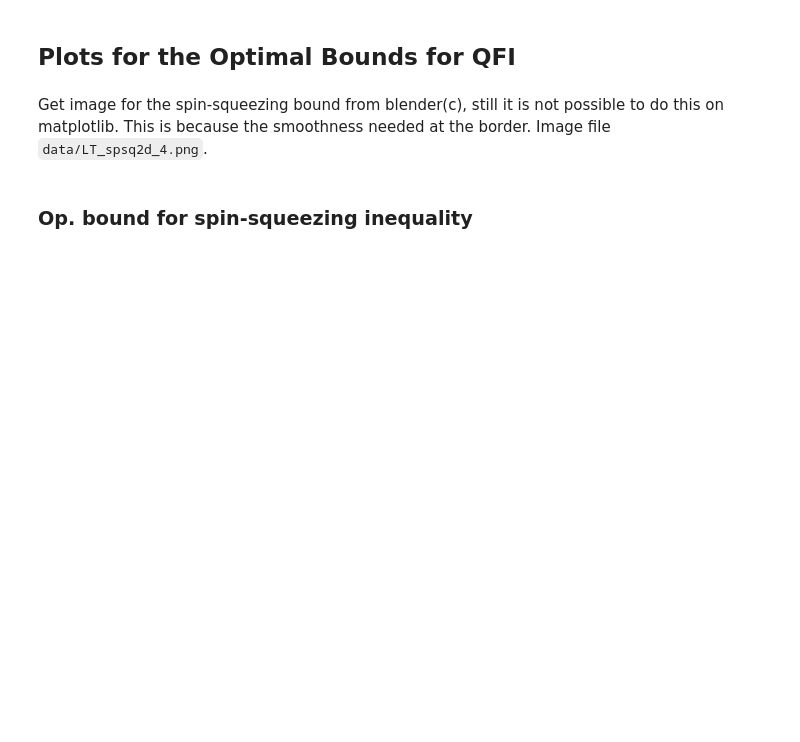
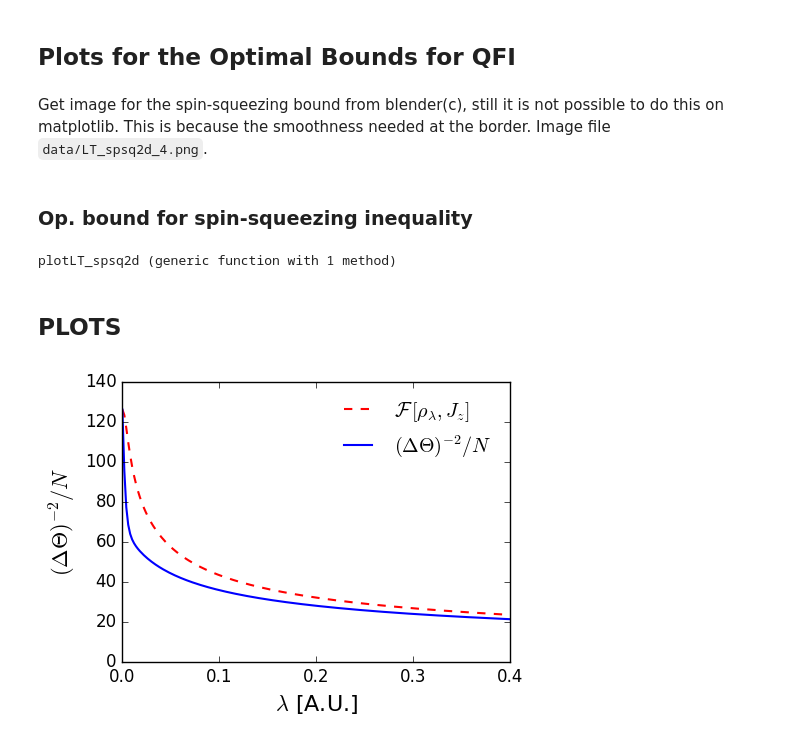
Before and after one commit to iagobaapellaniz/PhD_Thesis, a Jupyter notebook: mainPlots.ipynb, the cells around one changed output. Saved outputs shown, nothing was run; the diff lists cells and outputs as text; code cells hidden in the pictures; blank space fills up the shorter version.

```diff
--- a/mainPlots.ipynb
+++ b/mainPlots.ipynb
@@ -237,2 +162,26 @@ savefig("pdf/VD_precision_theta.pdf", bbox_inches="tight")
 # %% [markdown]
 ### Plot versus QFI of known states
+# %%
+function plotVD_againstSPSQ()
+
+    # Open data group of the plot
+    group = g_open(h5open("plotsData.h5"),"VicinityDicke/Comparison")
+
+    parameter = d_read(group,"spsq_parameter")
+    quantumFI = d_read(group,"spsq_qfi")
+    precision = d_read(group,"spsq_opt_prec")
+
+    fig = figure(figsize=(5,3.5))
+    xl = xlabel(L"$\lambda$ [A.U.]", fontsize=L_FSIZE)
+    yl = ylabel(L"(\Delta \Theta)^{-2}/N", fontsize=L_FSIZE)
+    xticks([0,0.1,0.2,0.3,0.4])
+
+    ax = axis(xmin=0, xmax=maximum(parameter), ymin=0, ymax=140)
+
+    plot(parameter,quantumFI,"--r", linewidth=LWD,label=L"\mathcal{F}\,[\rho_\lambda,J_z]")
+    plot(parameter,precision,linewidth=LWD,label=L"(\Delta \Theta)^{-2}/N")
+    legend(frameon=false)
+
+    savefig("pdf/VD_against_spsq.pdf", bbox_inches="tight")
+
+end
@@ -287,16 +337,40 @@ YLim = read(attrs(dataGroup)["YLim"]);
 # %%
-figure(figsize=(6,3.5))
+function plotLT_spsq2d()
 
-xlabel(L"\langle J_x \rangle",fontsize=L_FSIZE)
-ylabel(L"(\Delta J_y)^2",fontsize=L_FSIZE)
+    dataFile = h5open("plotsData.h5")
+    dataGroup = g_open(dataFile,"OptimalBound/SpinSqueezing")
 
-im = imshow(precision, cmap=CMAP_R ,aspect=1/2*4/5, extent=[0,2,0,4])
-sql_line = plot(x_sql, y_sql, "k--", LineWidth = LWD)
-boundary_line = plot(x_bound, y_bound, "k", LineWidth = 0.5)
+    precision = read(dataGroup["precision"]);
+    x_sql = read(dataGroup["x_sql_bound"])
+    y_sql = read(dataGroup["y_sql_bound"])
 
-cb = colorbar(im, ticks=Array(linspace(0,1,4)))
-cb[:ax][:set_yticklabels](vcat(map(string, Array(0:3))))
-cb[:ylabel](L"F$[\varrho,J_z]$", size = 18)
-# cb[:ax][:yaxis][:label][:set_font_properties]()
+    x_bound = read(dataGroup["x_bound"])
+    y_bound = read(dataGroup["y_bound"])
 
-savefig("pdf/LT_spsq2d_4.pdf", bbox_inches="tight")
+    XLim = read(attrs(dataGroup)["XLim"]);
+    YLim = read(attrs(dataGroup)["YLim"]);
+
+    figure(figsize=(6,3.5))
+
+    xlabel(L"\langle J_x \rangle",fontsize=L_FSIZE)
+    ylabel(L"(\Delta J_y)^2",fontsize=L_FSIZE)
+
+    im = imshow(precision, cmap=CMAP_R ,aspect=1/2*4/5, extent=[0,2,0,4])
+    sql_line = plot(x_sql, y_sql, "k--", LineWidth = LWD)
+    boundary_line = plot(x_bound, y_bound, "k", LineWidth =1.25)
+
+    cb = colorbar(im, ticks=Array(linspace(0,1,4)))
+    cb[:ax][:set_yticklabels](vcat(map(string, Array(0:3))))
+
+    savefig("pdf/LT_spsq2d_4.pdf", bbox_inches="tight")
+    close(dataGrou)
+
+end
+# %% [output]
+plotLT_spsq2d (generic function with 1 method)
+# %% [markdown]
+## PLOTS
+# %%
+plotVD_againstSPSQ()
+# %% [output]
+[figure, added]
```
Also changed, not shown: parts of 26 cells of this notebook, 43 other files.
